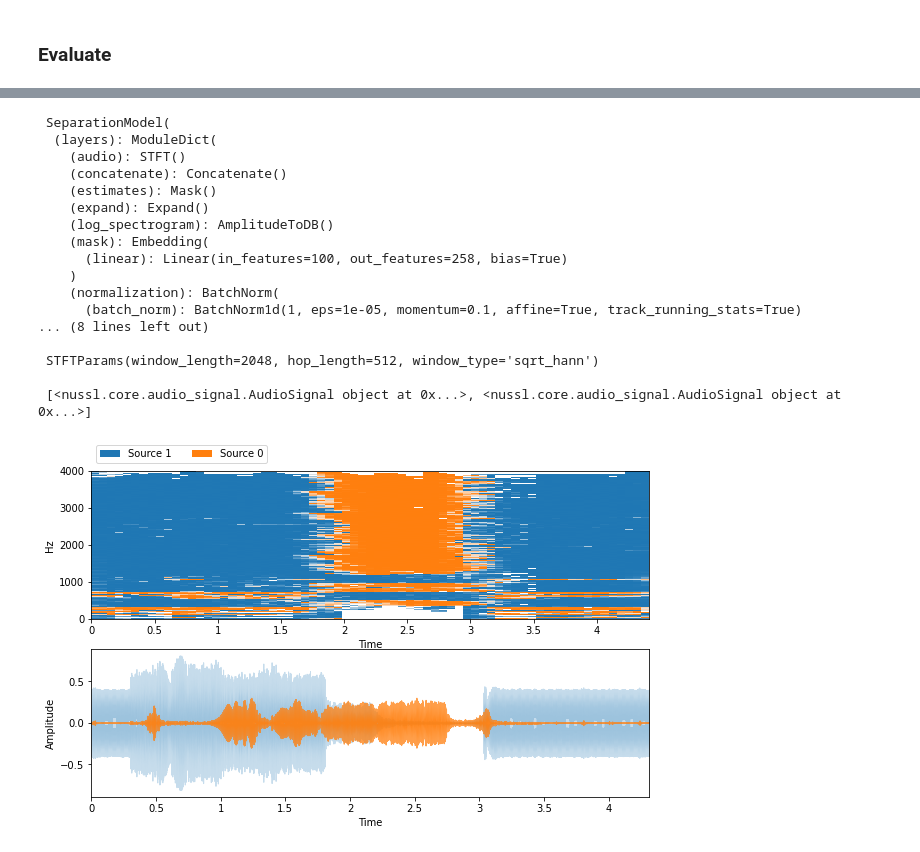
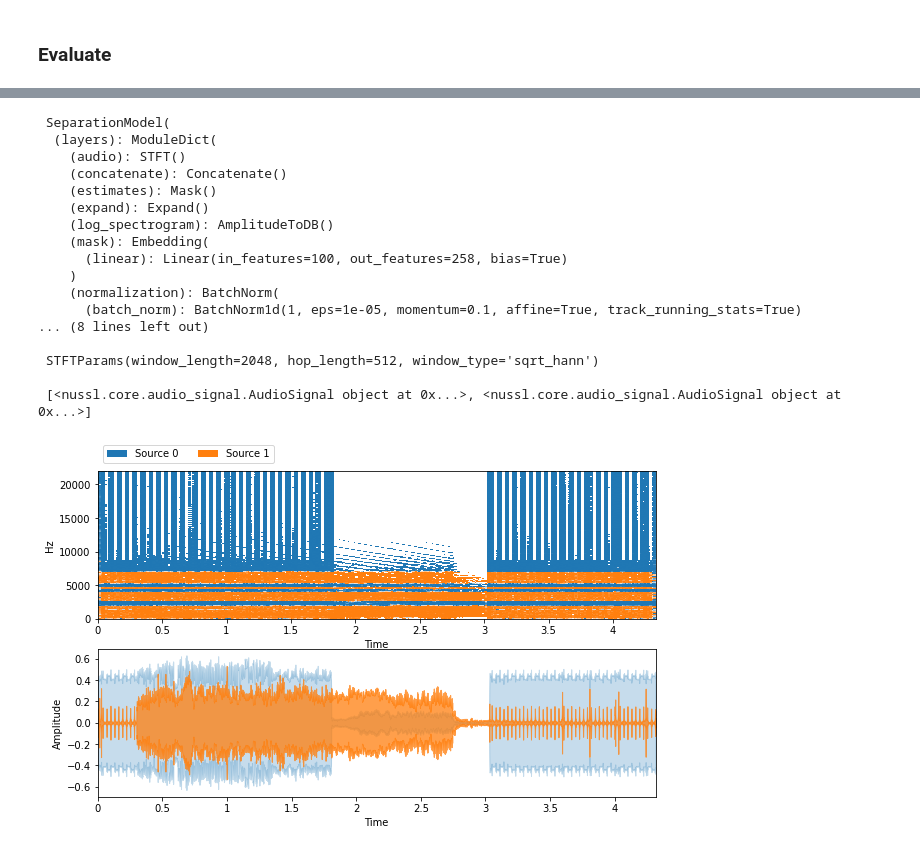
Before and after one commit to pseeth/otoworld, a Jupyter notebook: experiment/pretrain.ipynb, the cells around one changed output, grey strips where cells are left out. Cells and saved outputs as stored; diff of their text form; code cells hidden in the pictures.

Commit message:
Pretty good separation w/ pretraining.

```diff
--- a/experiment/pretrain.ipynb
+++ b/experiment/pretrain.ipynb
@@ -71,7 +71,7 @@ class PreTrainDataset(Dataset):
         sample = self.transform(sample)
 
         # train on many of the same examples
-        self.items = [sample] * 500
+        self.items = [sample] * 300
 
     def __getitem__(self, index):
         return self.items[index]
@@ -84,7 +84,7 @@ dataset = PreTrainDataset()
 dataloader = DataLoader(dataset, batch_size=10)
 # %%
 loss_fn = nussl.ml.train.loss.SISDRLoss()
-optimizer = optim.Adam(rnn.parameters(), lr=1e-3)
+optimizer = optim.Adam(rnn.parameters(), lr=.001)
 # %%
 losses = []
 for i, data in enumerate(dataloader):
@@ -181,7 +152,8 @@ separator.audio_signal.embed_audio(display=False)
 # in case we need to load saved model
 # rnn = models.RnnSeparator(rnn_config)
 # model_dict = torch.load(save_path)
-# rnn.load_state_dict(model_dict)
+# rnn.rnn_model = nussl.ml.SeparationModel(model_dict['config'])
+# rnn.rnn_model.load_state_dict(model_dict['state_dict'])
 
 separator = nussl.separation.deep.DeepAudioEstimation(mix, model_path=None)
 separator.model = rnn.rnn_model
@@ -197,42 +169,42 @@ separator.device = 'cpu'
 
 print('\n', mix.stft_params)
 separator.metadata = {
-    'sample_rate': 8000,
+    'sample_rate': 44100,
     'stft_params': mix.stft_params,
     'num_channels': 1
 }
 
 estimates = separator()
 print('\n', estimates)
 
 # passing "mix" results in a error
-ibm = nussl.separation.benchmark.IdealBinaryMask(separator.audio_signal, estimates)
+ibm = nussl.separation.benchmark.IdealBinaryMask(mix, estimates)
 estimates = ibm()
 
 estimates = {
     f'Source {i}': e for i, e in enumerate(estimates)
 }
 
 visualize_and_embed(estimates)
 # %% [output]
  SeparationModel(
   (layers): ModuleDict(
     (audio): STFT()
     (concatenate): Concatenate()
     (estimates): Mask()
     (expand): Expand()
     (log_spectrogram): AmplitudeToDB()
     (mask): Embedding(
       (linear): Linear(in_features=100, out_features=258, bias=True)
     )
     (normalization): BatchNorm(
       (batch_norm): BatchNorm1d(1, eps=1e-05, momentum=0.1, affine=True, track_running_stats=True)
 ... (8 lines left out)
 
  STFTParams(window_length=2048, hop_length=512, window_type='sqrt_hann')
 
  [<nussl.core.audio_signal.AudioSignal object at 0x...>, <nussl.core.audio_signal.AudioSignal object at 0x...>]
-[figure, old version]
+[figure, new version]
 [interactive output not drawn]
 # %%
 estimates['Source 0'].embed_audio(display=False)
```
Also changed, not shown: parts of 9 cells of this notebook.
